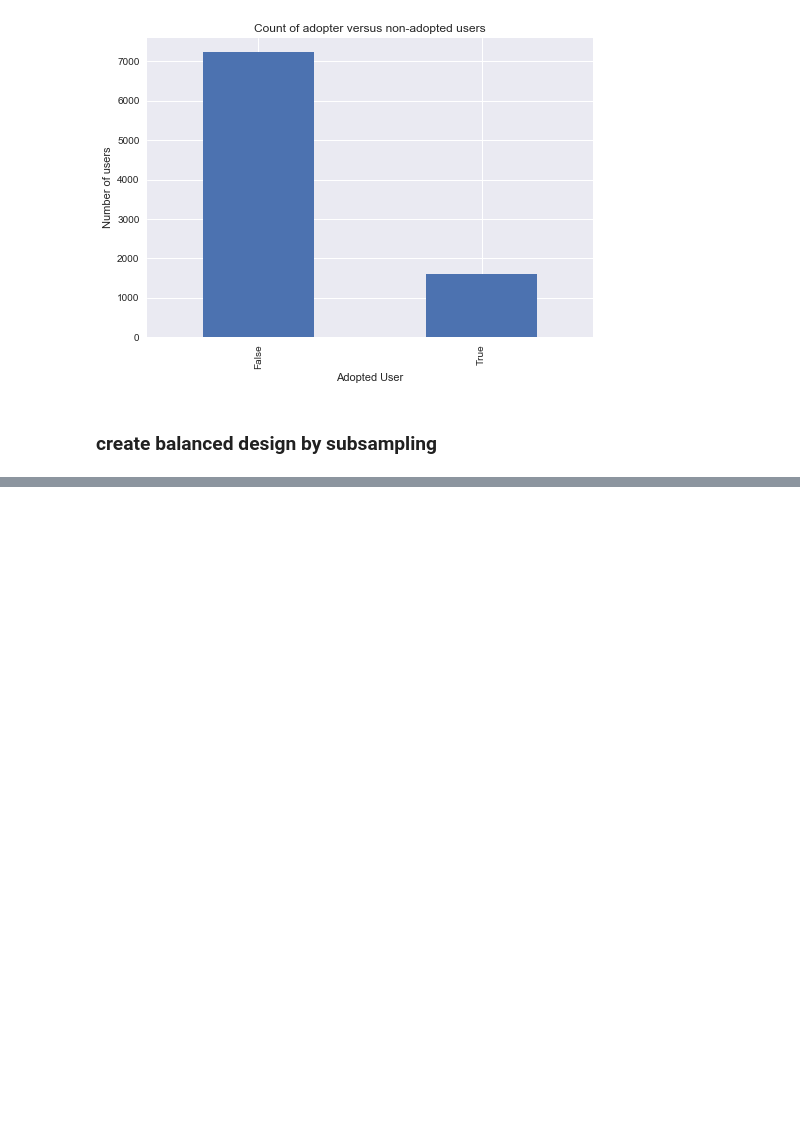
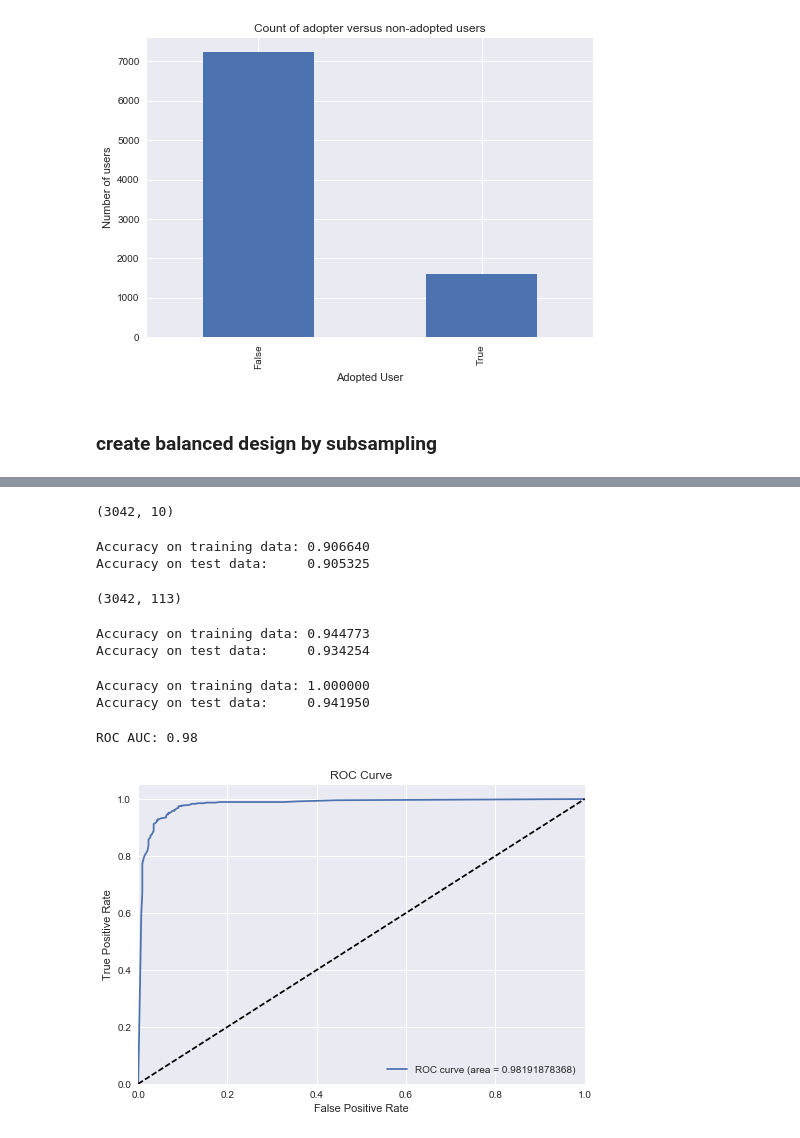
Before and after one commit to tjogesh/DataScienceCourse, a Jupyter notebook: relax_challenge/Relax_Challenge.ipynb, the cells around one changed output, grey strips where cells are left out. Drawn from its saved outputs; the diff is of its cells as text; code cells hidden in the pictures; blank space fills up the shorter version.

```diff
--- a/relax_challenge/Relax_Challenge.ipynb
+++ b/relax_challenge/Relax_Challenge.ipynb
@@ -316,0 +352,79 @@ Accuracy on test data:     0.510848
+# %%
+from sklearn.feature_selection import SelectKBest
+from sklearn.feature_selection import chi2
+from sklearn.preprocessing import MinMaxScaler
+Y = label_encoder.fit_transform(target)
+X=np.concatenate([month,year,org,source,numeric_features], axis=1)
+scaler = MinMaxScaler()
+X_s=scaler.fit_transform(X)
+
+X_new = SelectKBest(chi2, k=10).fit_transform(X_s, Y)
+X_new.shape
+# %% [output]
+(3042, 10)
+# %%
+from sklearn.svm import SVC
+
+xtrain, xtest, ytrain, ytest = train_test_split(X_new,Y, test_size=0.50)
+svc_clf = SVC(kernel='linear', C=1, gamma=1)
+svc_model = svc_clf.fit(xtrain, ytrain)
+training_accuracy = svc_model.score(xtrain, ytrain)
+test_accuracy = svc_model.score(xtest, ytest)
+print("Accuracy on training data: {:2f}".format(training_accuracy))
+print("Accuracy on test data:     {:2f}".format(test_accuracy))
+# %% [output]
+Accuracy on training data: 0.906640
+Accuracy on test data:     0.905325
+# %%
+from sklearn.feature_selection import SelectFromModel
+#use all data for feature selection
+svc_model = svc_clf.fit(X_s, Y)
+model = SelectFromModel(svc_model, prefit=True)
+X_new2 = model.transform(X_s)
+X_new2.shape
+# %% [output]
+(3042, 113)
+# %%
+## SVC
+xtrain, xtest, ytrain, ytest = train_test_split(X_new2,Y, test_size=0.50)
+svc_clf = SVC(kernel='linear', C=1, gamma=1)
+svc_model = svc_clf.fit(xtrain, ytrain)
+training_accuracy = svc_model.score(xtrain, ytrain)
+test_accuracy = svc_model.score(xtest, ytest)
+print("Accuracy on training data: {:2f}".format(training_accuracy))
+print("Accuracy on test data:     {:2f}".format(test_accuracy))
+# %% [output]
+Accuracy on training data: 0.944773
+Accuracy on test data:     0.934254
+# %%
+## Random Forest
+xtrain, xtest, ytrain, ytest = train_test_split(X_new2,Y, test_size=0.30)
+forest = RandomForestClassifier(n_estimators = 100)
+forest = forest.fit(xtrain, ytrain)
+training_accuracy = forest.score(xtrain, ytrain)
+test_accuracy = forest.score(xtest, ytest)
+print("Accuracy on training data: {:2f}".format(training_accuracy))
+print("Accuracy on test data:     {:2f}".format(test_accuracy))
+# %% [output]
+Accuracy on training data: 1.000000
+Accuracy on test data:     0.941950
+# %%
+# Calculate the AUC
+fpr, tpr, thresholds = roc_curve(ytest, forest.predict_proba(xtest)[:,1])
+roc_auc = auc(fpr, tpr)
+print 'ROC AUC: %0.2f' % roc_auc
+
+# Plot of a ROC curve for a specific class
+plt.figure()
+plt.plot(fpr, tpr, label='ROC curve (area = {})'.format(roc_auc))
+plt.plot([0, 1], [0, 1], 'k--')
+plt.xlim([0.0, 1.0])
+plt.ylim([0.0, 1.05])
+plt.xlabel('False Positive Rate')
+plt.ylabel('True Positive Rate')
+plt.title('ROC Curve')
+plt.legend(loc="lower right")
+plt.show()
+# %% [output]
+ROC AUC: 0.98
+[figure, added]
```
Also changed, not shown: parts of 11 cells of this notebook.
